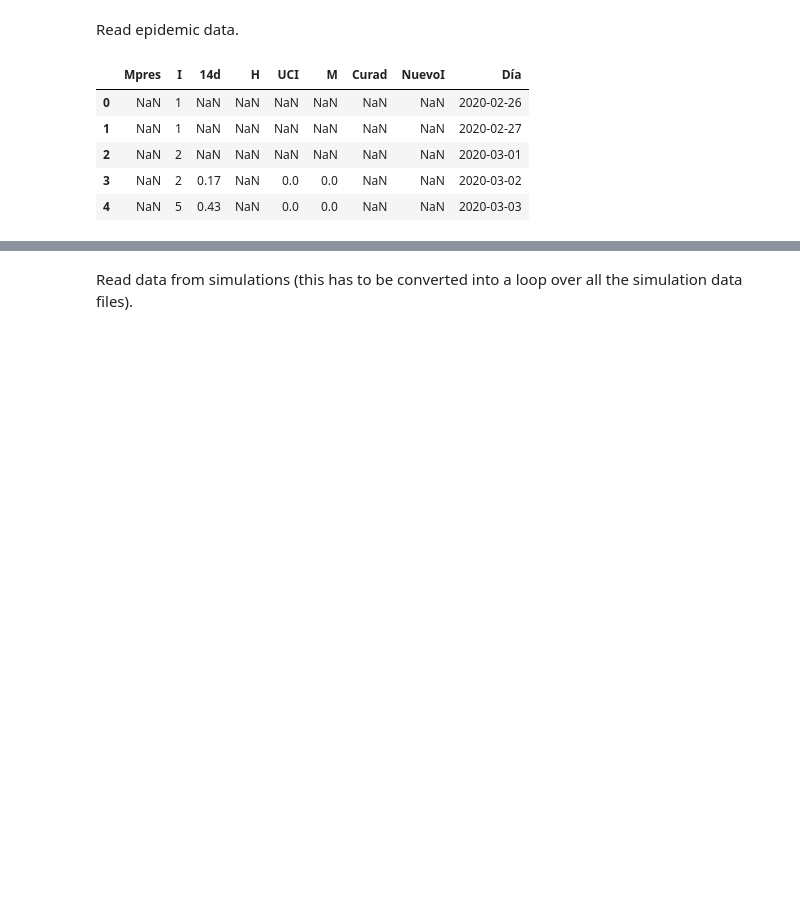
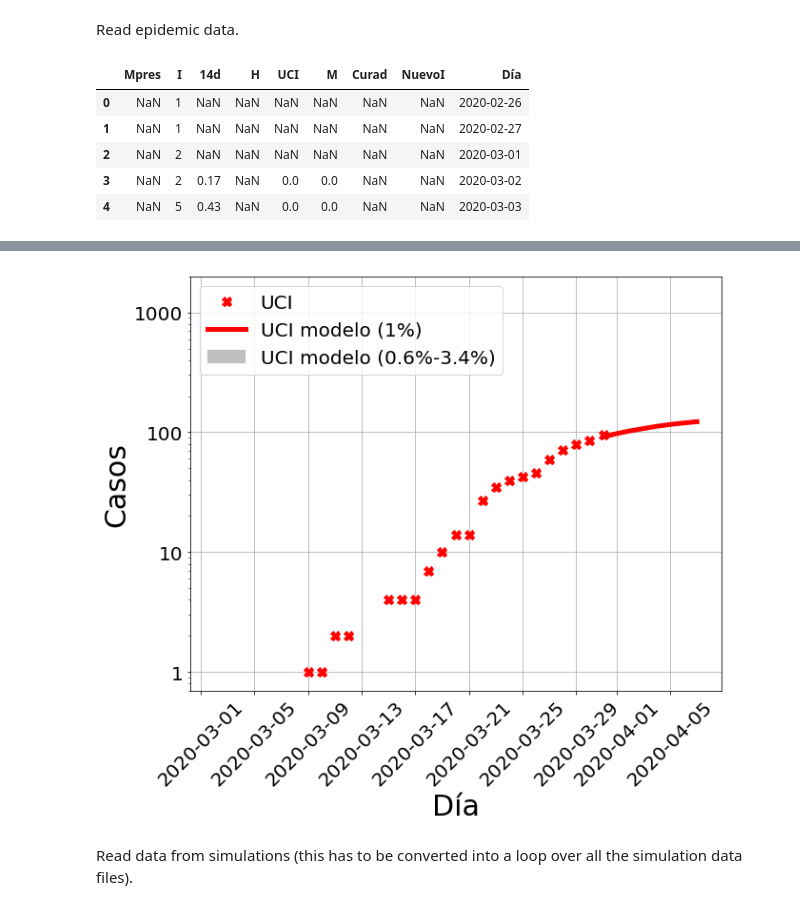
Before and after one commit to juanfernandezgracia/Balearic-epi, a Jupyter notebook: code/fitting_the_model.ipynb, the cells around one changed output, grey strips where cells are left out. Saved outputs shown, nothing was run; the diff lists cells and outputs as text; code cells hidden in the pictures; blank space fills up the shorter version.

```diff
--- a/code/fitting_the_model.ipynb
+++ b/code/fitting_the_model.ipynb
@@ -203,3 +362,32 @@ plt.savefig('../figures/muertes_01_04_2020.png')
+# %%
+#pintar gráficas de UCI
+plt.figure(figsize = (10, 8))
+
+plt.plot(x_UCI, y_UCI, 'rX', label = 'UCI', ms = 10)
+
+plt.plot(x_model, y_UCI_model, c = 'r', label= 'UCI modelo (1%)', lw = 5)
+plt.fill_between(x_model_min, y_UCI_model_min, y_UCI_model_max,
+                 color = 'gray',
+                 label= 'UCI modelo (0.6%-3.4%)',
+                 lw = 0.1,
+                 alpha = 0.5)
+
+ax = plt.gca()
+ax.xaxis.set_tick_params(labelsize=20)
+ax.yaxis.set_tick_params(labelsize=20)
+plt.grid()
+plt.yscale('log')
+plt.xlabel('Día', fontsize = 30)
+plt.ylabel('Casos', fontsize = 30)
+#plt.xlim((15,35))
+ax.yaxis.set_major_formatter(ScalarFormatter())
+plt.ylim((0.7,2000))
+#plt.title('Muertes', fontsize = 35)
+plt.xticks(rotation = 45)
+plt.legend(fontsize = 20, loc = 2)
+plt.savefig('../figures/uci_02_04_2020.png')
+# %% [output]
+[figure, added]
 # %% [markdown]
 Read data from simulations (this has to be converted into a loop over all the simulation data files).
 # %%
```
Also changed, not shown: parts of 13 cells of this notebook, 3 other files.
